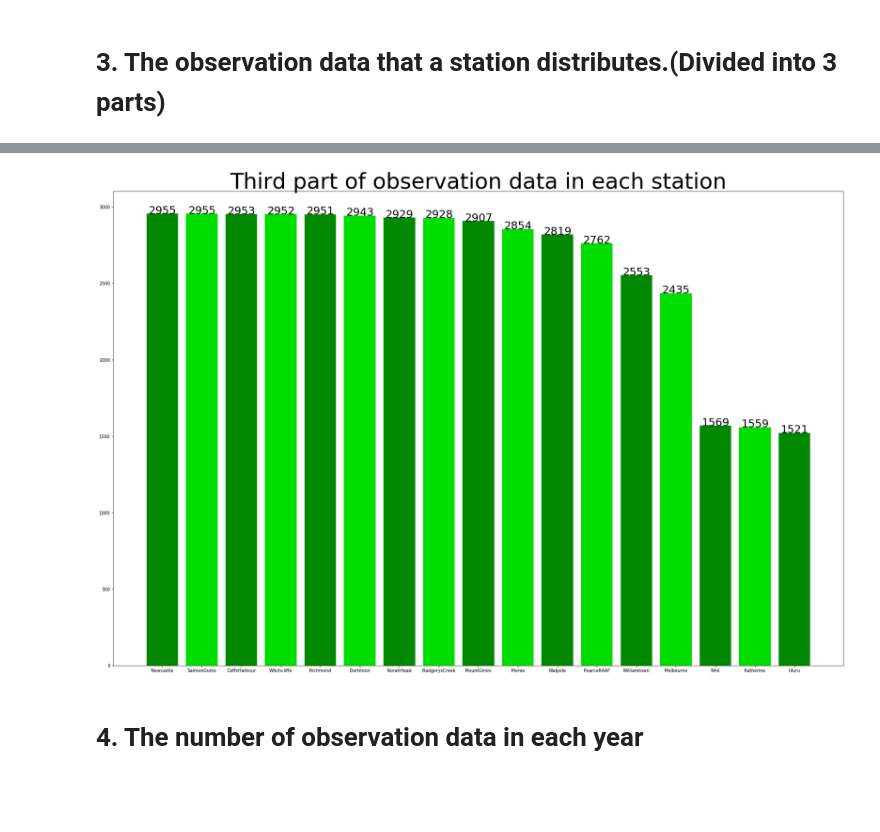
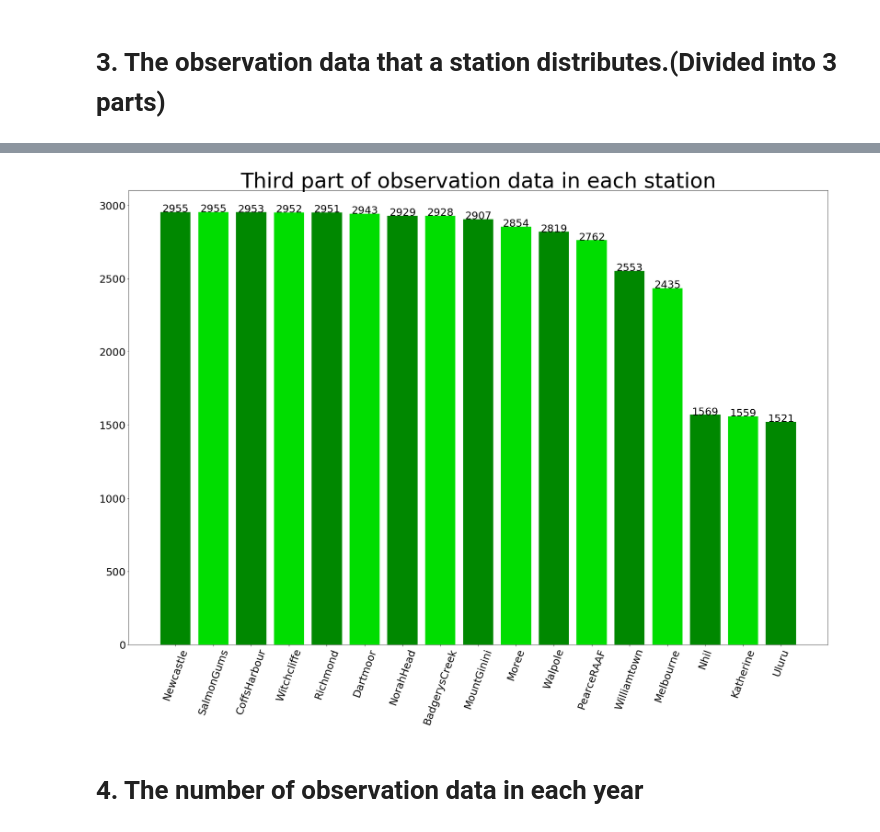
Before and after one commit to ChongMingWei/FUNDAMENTALS-OF-DATA-ANALYTICS-HW1, a Jupyter notebook: HW1-2.ipynb, the cells around one changed output, grey strips where cells are left out. Drawn from its saved outputs; the diff is of its cells as text; code cells hidden in the pictures; blank space fills up the shorter version.

```diff
--- a/HW1-2.ipynb
+++ b/HW1-2.ipynb
@@ -63,11 +67,13 @@ for a,b in zip(namepart2, numberpart2):
 # %%
 plt.figure(figsize = (30,20))
 plt.title('Third part of observation data in each station',fontsize = 50)
 plt.bar(namepart3, numberpart3, color=['#008800','#00DD00'])
+plt.yticks(fontsize=25)
+plt.xticks(fontsize=25,rotation=70)
 for a,b in zip(namepart3, numberpart3):
     plt.text(a, b, str(b),ha='center',fontsize=25)
 # %% [output]
-[figure, old version]
+[figure, new version]
 # %% [markdown]
 # 4. The number of observation data in each year
 # %%
```
Also changed, not shown: parts of 6 cells of this notebook.
